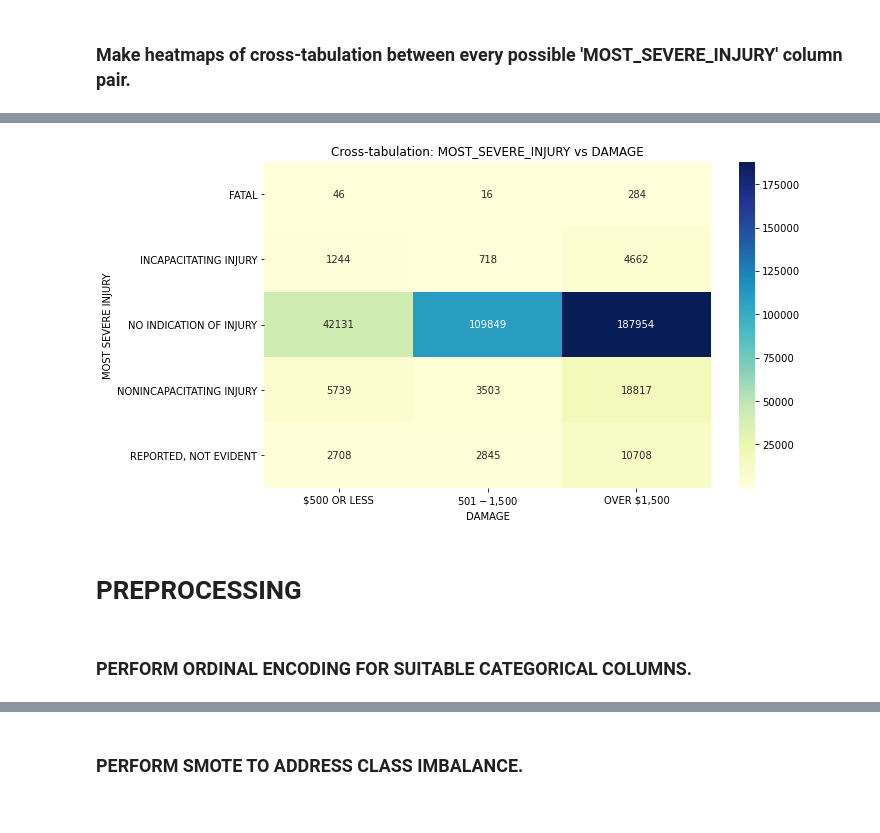
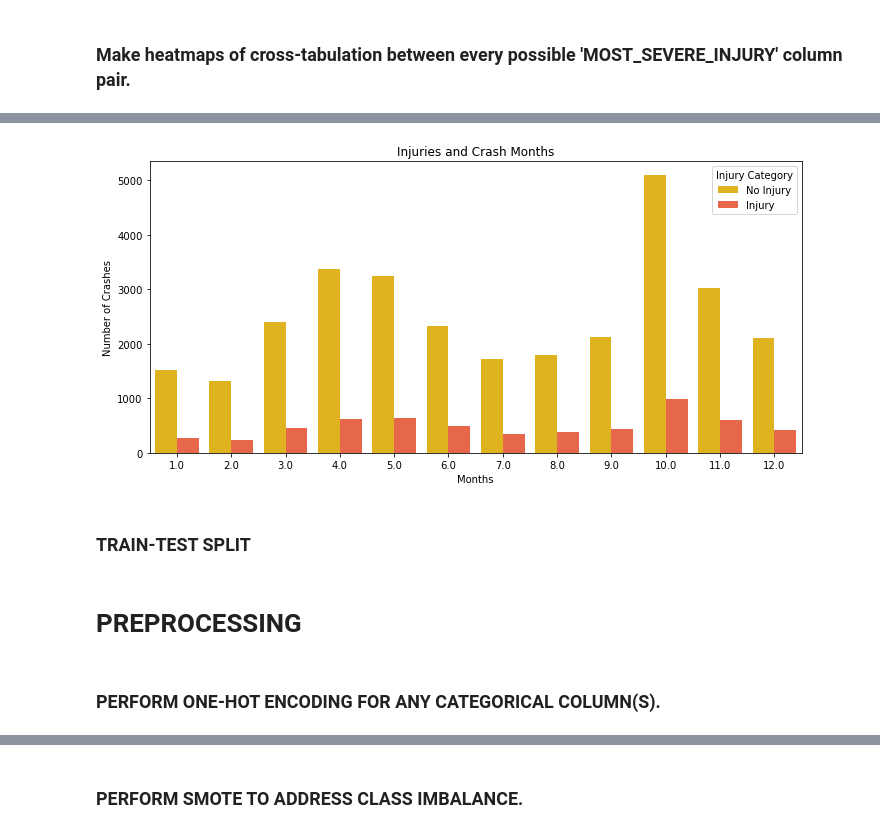
Before and after one commit to SangyunT/Chicago_Car_Crashes_Classification, a Jupyter notebook: index.ipynb, the cells around one changed output, grey strips where cells are left out. Drawn from its saved outputs; the diff is of its cells as text; code cells hidden in the pictures.

```diff
--- a/index.ipynb
+++ b/index.ipynb
@@ -208,11 +257,0 @@ plt.show()
-# %%
-# Cross-tabulation between 'MOST_SEVERE_INJURY' and 'DAMAGE'
-cross_tab_severe_damage = pd.crosstab(df['MOST_SEVERE_INJURY'], df['DAMAGE'])
-plt.figure(figsize=(10, 6))
-sns.heatmap(cross_tab_severe_damage, cmap="YlGnBu", annot=True, fmt='d')
-plt.title("Cross-tabulation: MOST_SEVERE_INJURY vs DAMAGE")
-plt.xlabel("DAMAGE")
-plt.ylabel("MOST SEVERE INJURY")
-plt.show()
-# %% [output]
-[figure, removed]
@@ -218,0 +261,29 @@ plt.show()
+# %%
+# A Grouped bar graph on No Injury/Injury and Crash Months
+
+# Define a dictionary for mapping values to labels
+injury_labels = {0: 'No Injury', 1: 'Injury'}
+
+# Define custom colors for the bars
+custom_colors = ['#FFC300', '#FF5733']
+
+# Plot the countplot
+fig, ax = plt.subplots(figsize=(10, 5))
+sns.countplot(data = df_crashes, x = 'CRASH_MONTH', hue = 'INJURY_BINARY', hue_order = [0, 1], palette = custom_colors)
+
+ax.set_title("Injuries and Crash Months")
+ax.set_xlabel("Months")
+ax.set_ylabel("Number of Crashes")
+
+plt.legend(title = 'Injury Category', labels = injury_labels.values(), loc = 'upper right')
+plt.tight_layout()
+
+# Show the plot
+plt.show()
+
+# I would have guessed more crashes during the winter months
+# But there seems to be no dramatic differences between months
+# %% [output]
+[figure, added]
+# %% [markdown]
+### TRAIN-TEST SPLIT
@@ -219,4 +299,4 @@ plt.show()
 # %% [markdown]
 # PREPROCESSING
 # %% [markdown]
-### PERFORM ORDINAL ENCODING FOR SUITABLE CATEGORICAL COLUMNS.
+### PERFORM ONE-HOT ENCODING FOR ANY CATEGORICAL COLUMN(S).
```
Also changed, not shown: parts of 53 cells of this notebook.
